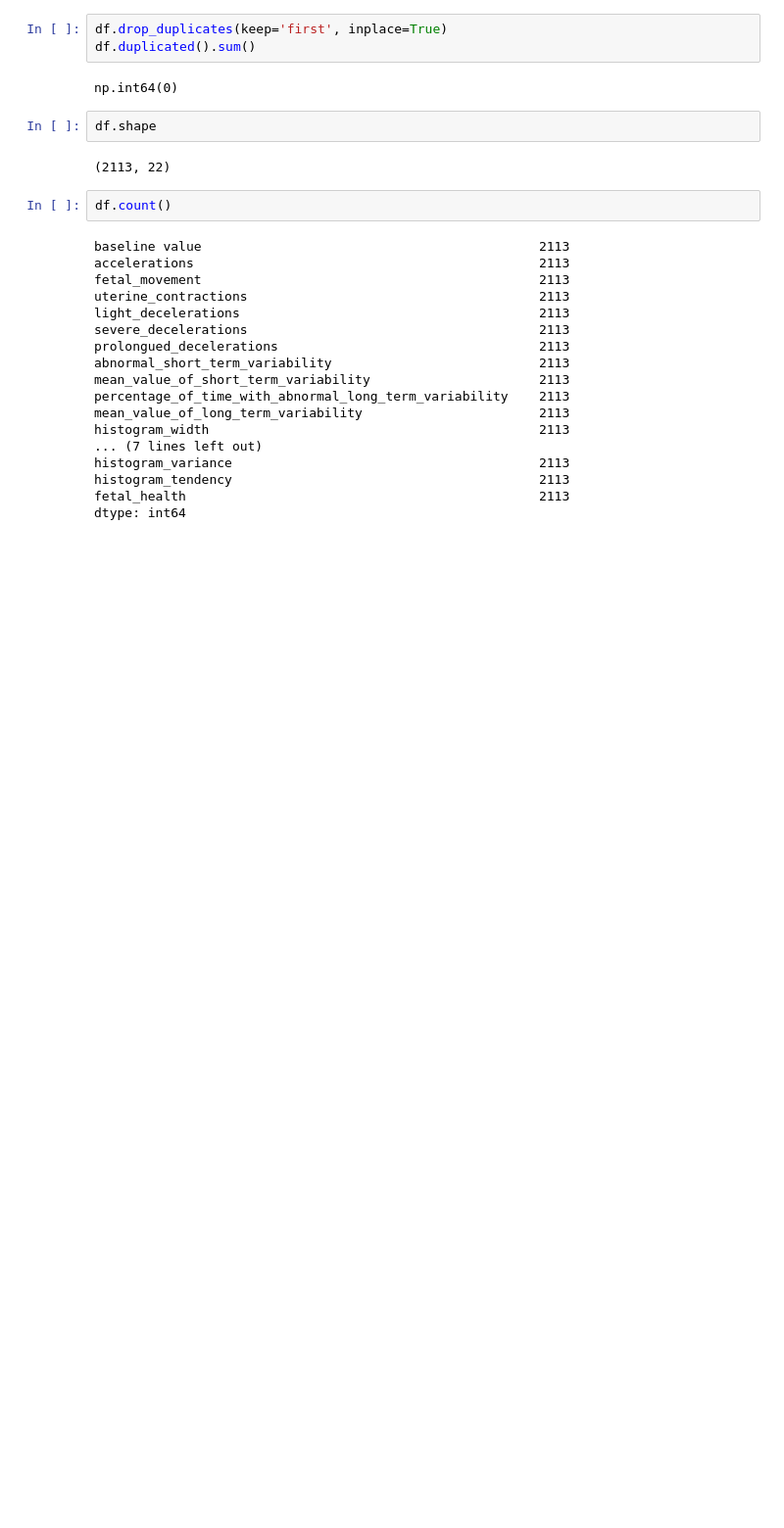
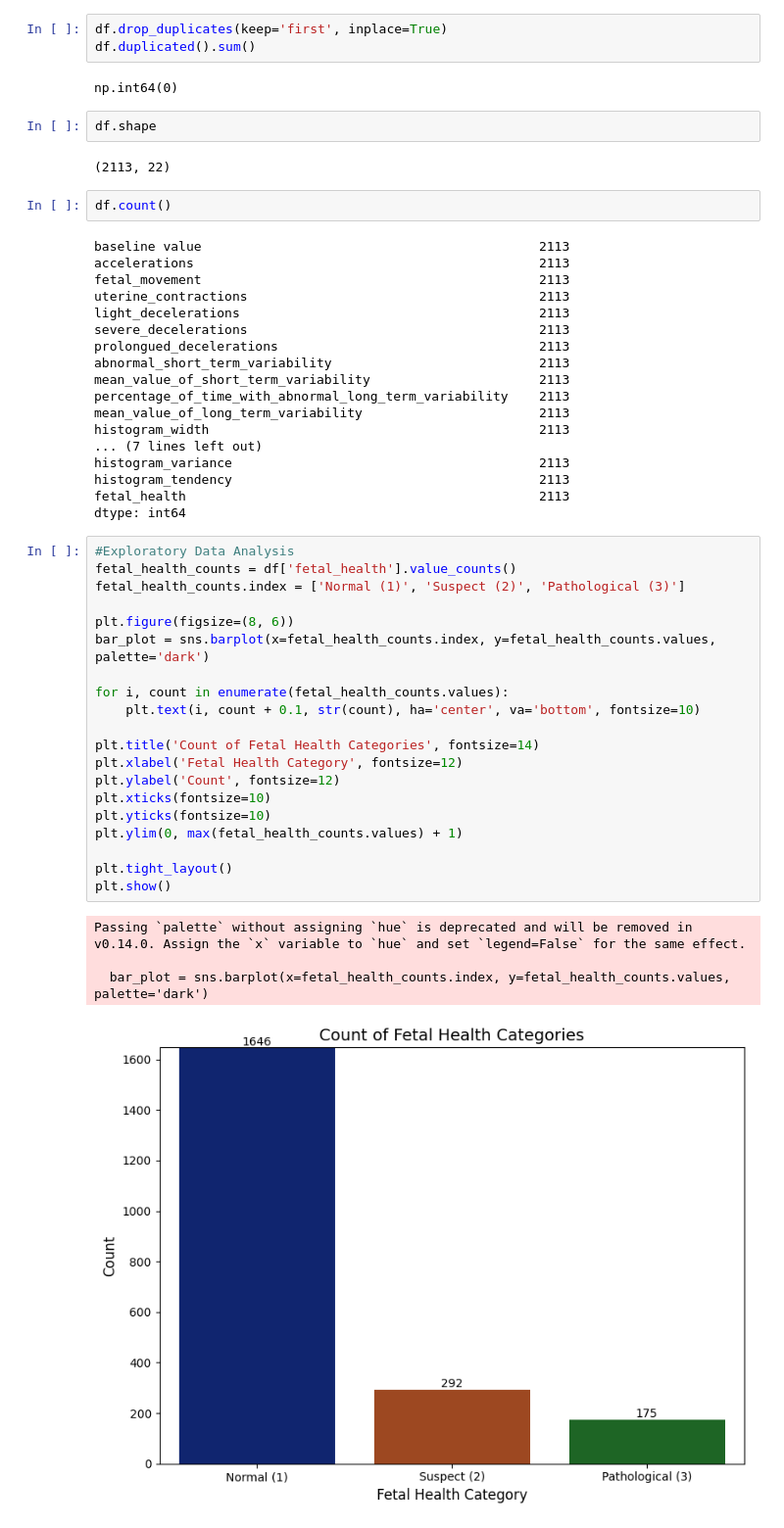
Before and after one commit to Constantin-Stamate/Pregnancy_Health_Assistant, a Jupyter notebook: models/decision_trees.ipynb, the cells around one changed output. Shown at 98% size. Drawn from its saved outputs; the diff is of its cells as text; blank space fills up the shorter version.

Commit message:
perform exploratory data visualization on DataFrame

```diff
--- a/models/decision_trees.ipynb
+++ b/models/decision_trees.ipynb
@@ -190,3 +190,28 @@ histogram_variance                                        2113
 histogram_tendency                                        2113
 fetal_health                                              2113
 dtype: int64
+# %%
+#Exploratory Data Analysis
+fetal_health_counts = df['fetal_health'].value_counts()
+fetal_health_counts.index = ['Normal (1)', 'Suspect (2)', 'Pathological (3)']
+
+plt.figure(figsize=(8, 6))
+bar_plot = sns.barplot(x=fetal_health_counts.index, y=fetal_health_counts.values, palette='dark')
+
+for i, count in enumerate(fetal_health_counts.values):
+    plt.text(i, count + 0.1, str(count), ha='center', va='bottom', fontsize=10)
+
+plt.title('Count of Fetal Health Categories', fontsize=14)
+plt.xlabel('Fetal Health Category', fontsize=12)
+plt.ylabel('Count', fontsize=12)
+plt.xticks(fontsize=10)
+plt.yticks(fontsize=10)
+plt.ylim(0, max(fetal_health_counts.values) + 1)
+
+plt.tight_layout()
+plt.show()
+# %% [output]
+Passing `palette` without assigning `hue` is deprecated and will be removed in v0.14.0. Assign the `x` variable to `hue` and set `legend=False` for the same effect.
+
+  bar_plot = sns.barplot(x=fetal_health_counts.index, y=fetal_health_counts.values, palette='dark')
+[figure, added]
```
Also changed, not shown: parts of 6 cells of this notebook.
